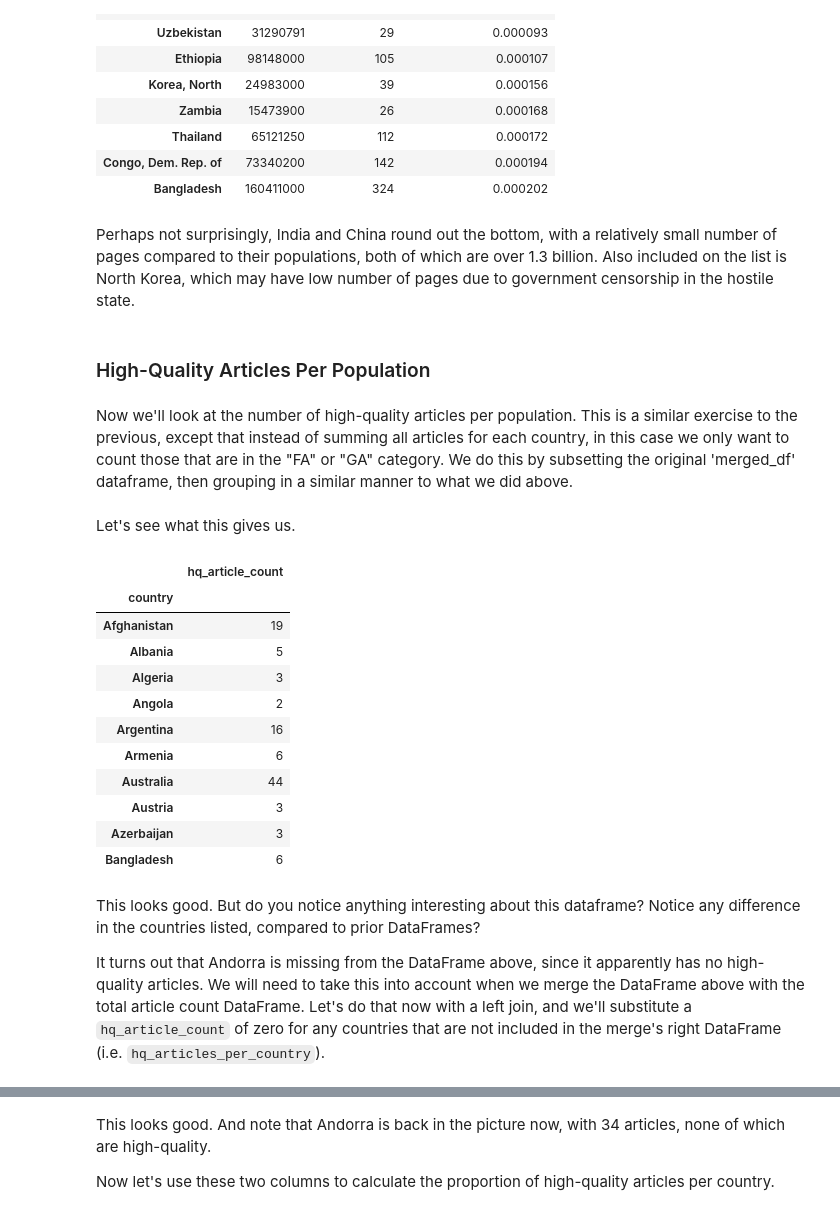
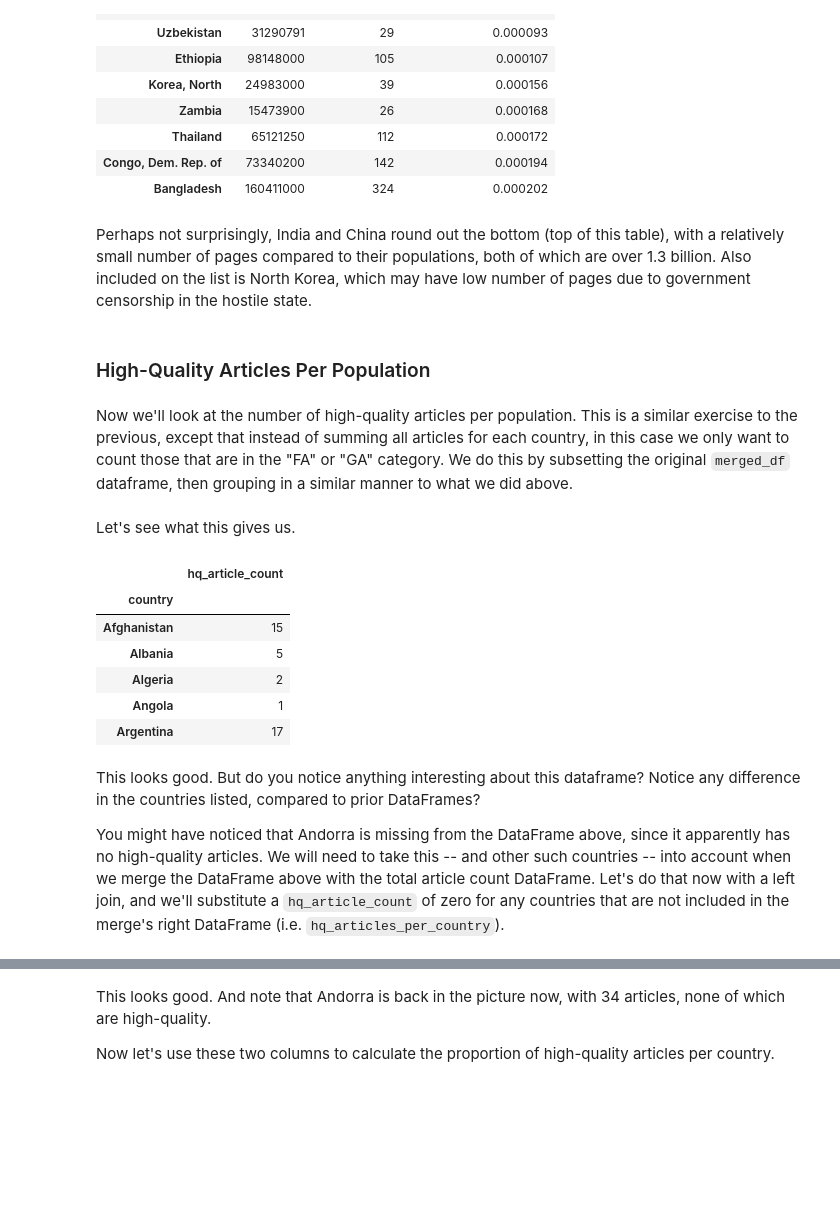
Before and after one commit to rexthompson/data-512-a2, a Jupyter notebook: hcds-a2-bias.ipynb, the cells around one changed output, grey strips where cells are left out. Drawn from its saved outputs; the diff is of its cells as text; code cells hidden in the pictures; blank space fills up the shorter version.

```diff
--- a/hcds-a2-bias.ipynb
+++ b/hcds-a2-bias.ipynb
@@ -393,11 +401,11 @@ article_count_and_population.sort_values('articles_per_person_pct').head(10)
 | Congo, Dem. Rep. of | 73340200 | 142 | 0.000194 |
 | Bangladesh | 160411000 | 324 | 0.000202 |
 # %% [markdown]
-Perhaps not surprisingly, India and China round out the bottom, with a relatively small number of pages compared to their populations, both of which are over 1.3 billion. Also included on the list is North Korea, which may have low number of pages due to government censorship in the hostile state.
+Perhaps not surprisingly, India and China round out the bottom (top of this table), with a relatively small number of pages compared to their populations, both of which are over 1.3 billion. Also included on the list is North Korea, which may have low number of pages due to government censorship in the hostile state.
 # %% [markdown]
 ### High-Quality Articles Per Population
 # %% [markdown]
-Now we'll look at the number of high-quality articles per population. This is a similar exercise to the previous, except that instead of summing all articles for each country, in this case we only want to count those that are in the "FA" or "GA" category. We do this by subsetting the original 'merged_df' dataframe, then grouping in a similar manner to what we did above.
+Now we'll look at the number of high-quality articles per population. This is a similar exercise to the previous, except that instead of summing all articles for each country, in this case we only want to count those that are in the "FA" or "GA" category. We do this by subsetting the original `merged_df` dataframe, then grouping in a similar manner to what we did above.
 # %%
 # get number of high-quality articles per country
 hq_articles_per_country = merged_df[(merged_df['article_quality'] == 'GA') |
@@ -406,24 +414,19 @@ hq_articles_per_country = hq_articles_per_country.groupby(['country']).size().re
 # %% [markdown]
 Let's see what this gives us.
 # %%
-hq_articles_per_country.head(10)
+hq_articles_per_country.head()
 # %% [output]
 |  | hq_article_count |
 | country |  |
-| Afghanistan | 19 |
+| Afghanistan | 15 |
 | Albania | 5 |
-| Algeria | 3 |
-| Angola | 2 |
-| Argentina | 16 |
-| Armenia | 6 |
-| Australia | 44 |
-| Austria | 3 |
-| Azerbaijan | 3 |
-| Bangladesh | 6 |
+| Algeria | 2 |
+| Angola | 1 |
+| Argentina | 17 |
 # %% [markdown]
 This looks good. But do you notice anything interesting about this dataframe? Notice any difference in the countries listed, compared to prior DataFrames?
 
-It turns out that Andorra is missing from the DataFrame above, since it apparently has no high-quality articles. We will need to take this into account when we merge the DataFrame above with the total article count DataFrame. Let's do that now with a left join, and we'll substitute a `hq_article_count` of zero for any countries that are not included in the merge's right DataFrame (i.e. `hq_articles_per_country`).
+You might have noticed that Andorra is missing from the DataFrame above, since it apparently has no high-quality articles. We will need to take this -- and other such countries -- into account when we merge the DataFrame above with the total article count DataFrame. Let's do that now with a left join, and we'll substitute a `hq_article_count` of zero for any countries that are not included in the merge's right DataFrame (i.e. `hq_articles_per_country`).
 # %%
 hq_article_proportions = articles_per_country.merge(hq_articles_per_country, left_index=True, right_index=True, how='left').fillna(0).astype(int)
 hq_article_proportions.head()
```
Also changed, not shown: parts of 44 cells of this notebook, 2 other files.
